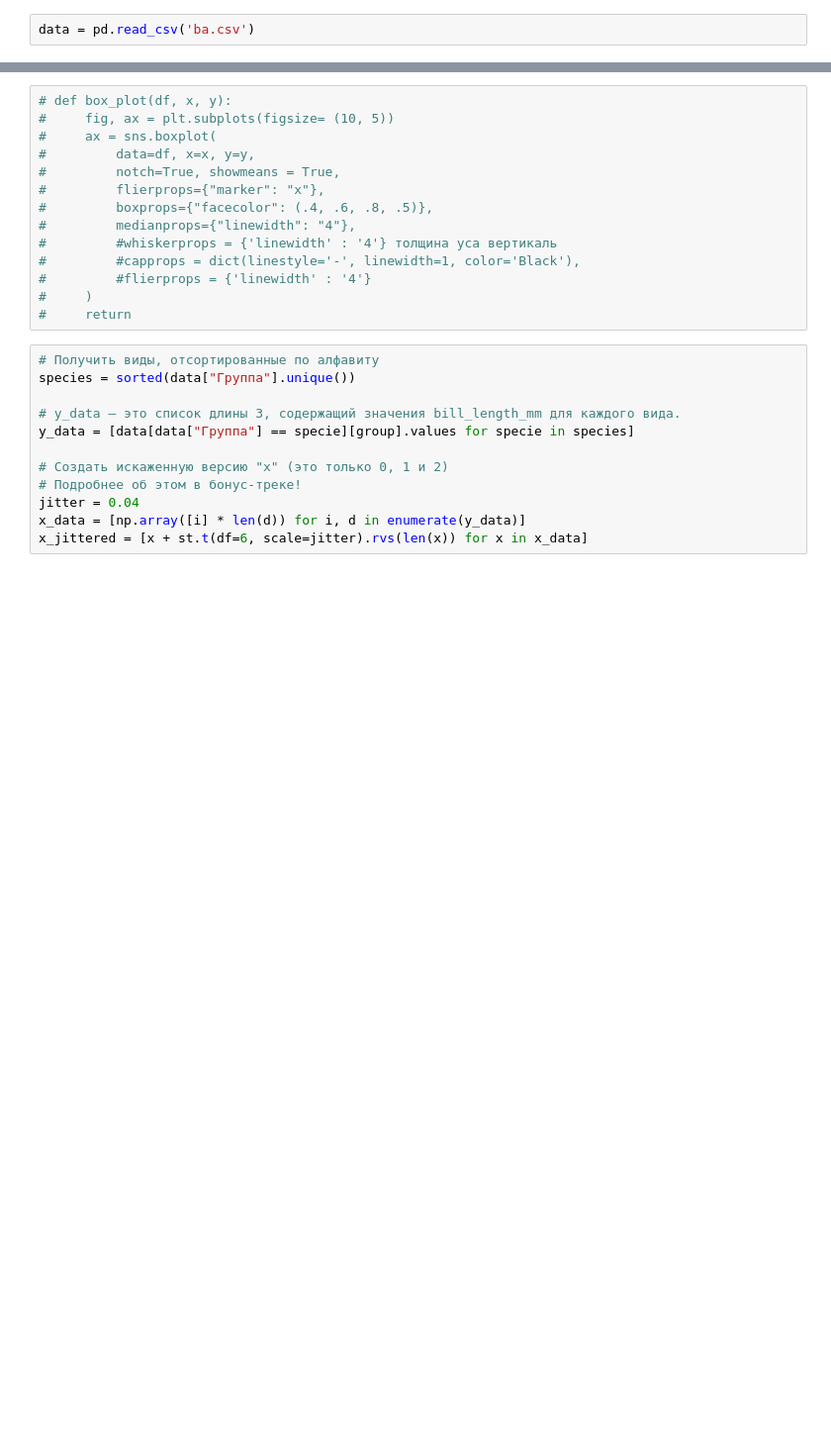
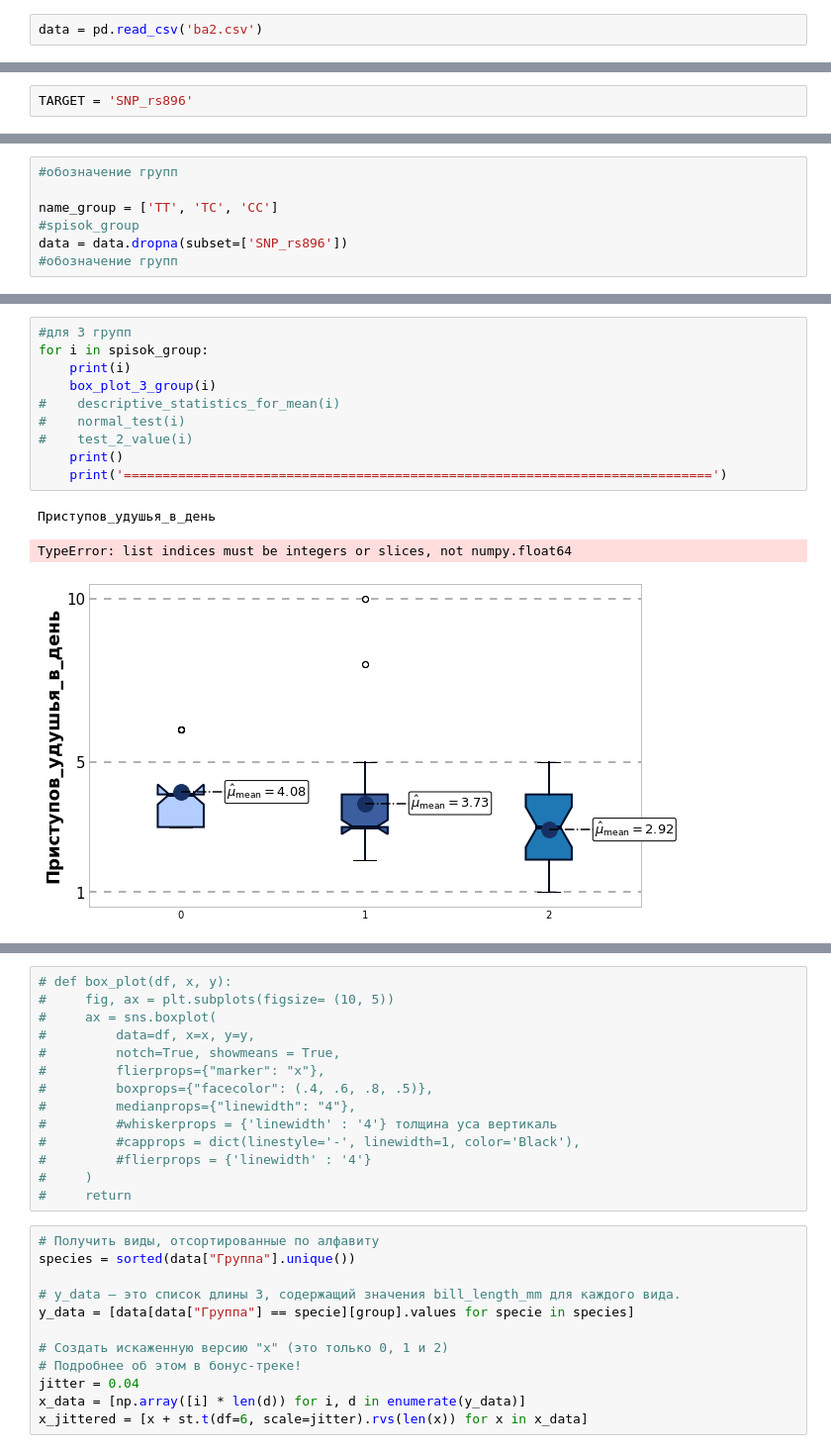
Before and after one commit to karimovdo/Statistic, a Jupyter notebook: AB_test.ipynb, the cells around one changed output, grey strips where cells are left out. Shown at 99% size. Drawn from its saved outputs; the diff is of its cells as text; blank space fills up the shorter version.

```diff
--- a/AB_test.ipynb
+++ b/AB_test.ipynb
@@ -10,3 +12,3 @@ import random
 # %%
-data = pd.read_csv('ba.csv')
+data = pd.read_csv('ba2.csv')
 # %%
@@ -32 +18,3 @@ memory usage: 27.3 KB
+# %%
+TARGET = 'SNP_rs896'
 # %%
@@ -40,0 +24,7 @@ data.head()
+# %%
+#обозначение групп
+
+name_group = ['TT', 'TC', 'CC']
+#spisok_group
+data = data.dropna(subset=['SNP_rs896'])
+#обозначение групп
@@ -280 +648,15 @@ def normal_test(i):
+# %%
+#для 3 групп
+for i in spisok_group:
+    print(i)
+    box_plot_3_group(i)
+#    descriptive_statistics_for_mean(i)
+#    normal_test(i)
+#    test_2_value(i)
+    print()
+    print('============================================================================')
+# %% [output]
+Приступов_удушья_в_день
+TypeError: list indices must be integers or slices, not numpy.float64
+[figure, added]
 # %%
```
Also changed, not shown: parts of 15 cells of this notebook, 1 other file.
